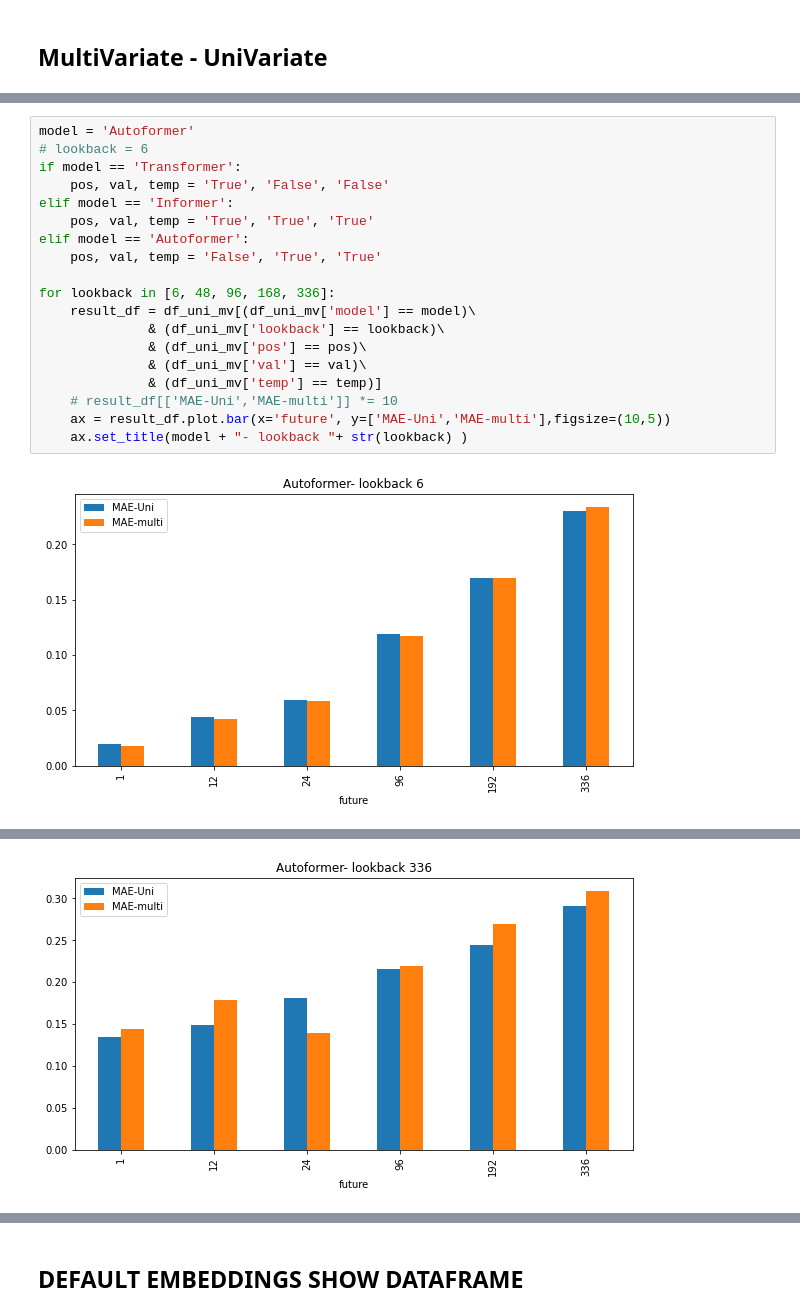
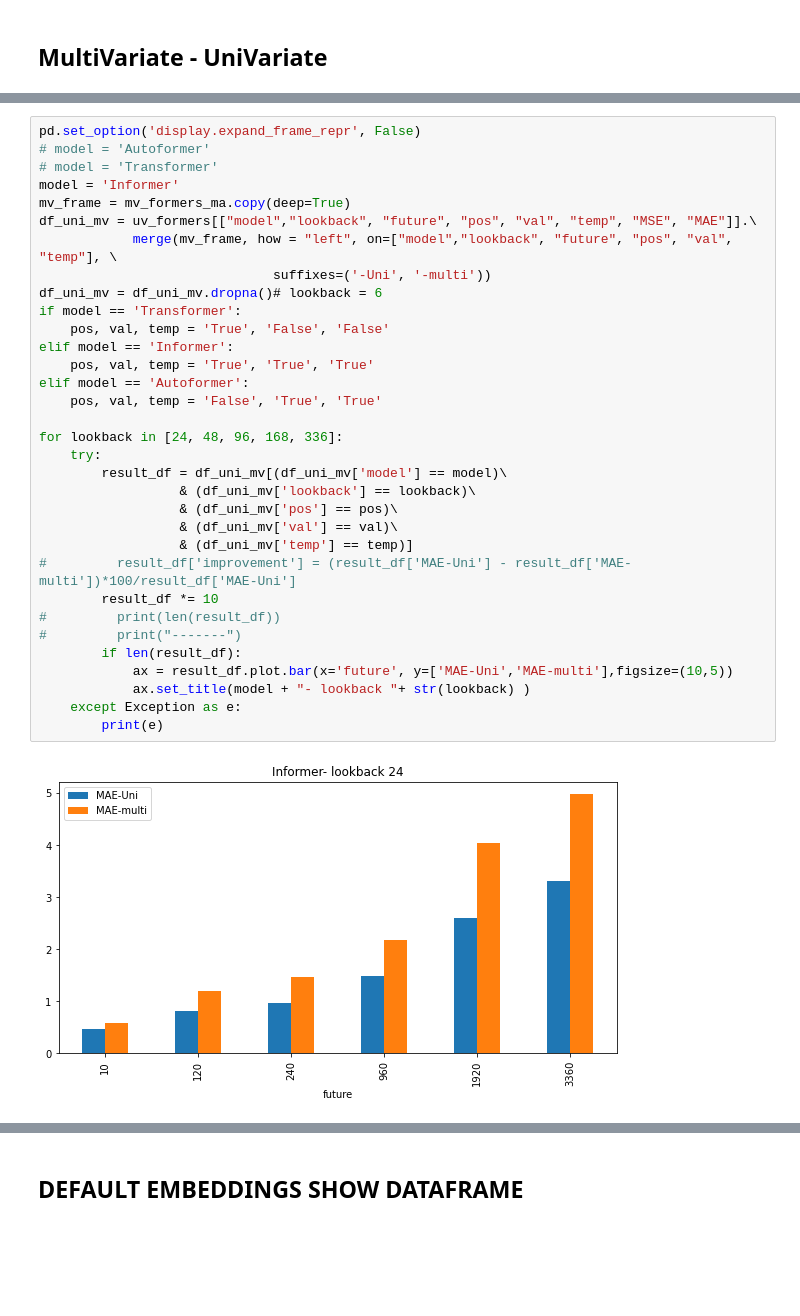
Before and after one commit to Vaiyani/mvaiyani-thesis, a Jupyter notebook: Results/Parser.ipynb, the cells around one changed output, grey strips where cells are left out. Drawn from its saved outputs; the diff is of its cells as text; blank space fills up the shorter version.

Commit message:
Updated Results

```diff
--- a/Results/Parser.ipynb
+++ b/Results/Parser.ipynb
@@ -114,21 +109,35 @@ df_uni_mv = df_uni_mv.dropna()
 # %%
-model = 'Autoformer'
-# lookback = 6
+pd.set_option('display.expand_frame_repr', False)
+# model = 'Autoformer'
+# model = 'Transformer'
+model = 'Informer'
+mv_frame = mv_formers_ma.copy(deep=True)
+df_uni_mv = uv_formers[["model","lookback", "future", "pos", "val", "temp", "MSE", "MAE"]].\
+            merge(mv_frame, how = "left", on=["model","lookback", "future", "pos", "val", "temp"], \
+                              suffixes=('-Uni', '-multi'))
+df_uni_mv = df_uni_mv.dropna()# lookback = 6
 if model == 'Transformer':
     pos, val, temp = 'True', 'False', 'False'
 elif model == 'Informer':
     pos, val, temp = 'True', 'True', 'True'
 elif model == 'Autoformer':
     pos, val, temp = 'False', 'True', 'True'
 
-for lookback in [6, 48, 96, 168, 336]:
-    result_df = df_uni_mv[(df_uni_mv['model'] == model)\
-              & (df_uni_mv['lookback'] == lookback)\
-              & (df_uni_mv['pos'] == pos)\
-              & (df_uni_mv['val'] == val)\
-              & (df_uni_mv['temp'] == temp)]
-    # result_df[['MAE-Uni','MAE-multi']] *= 10
-    ax = result_df.plot.bar(x='future', y=['MAE-Uni','MAE-multi'],figsize=(10,5))
-    ax.set_title(model + "- lookback "+ str(lookback) )
+for lookback in [24, 48, 96, 168, 336]:
+    try:
+        result_df = df_uni_mv[(df_uni_mv['model'] == model)\
+                  & (df_uni_mv['lookback'] == lookback)\
+                  & (df_uni_mv['pos'] == pos)\
+                  & (df_uni_mv['val'] == val)\
+                  & (df_uni_mv['temp'] == temp)]
+#         result_df['improvement'] = (result_df['MAE-Uni'] - result_df['MAE-multi'])*100/result_df['MAE-Uni']
+        result_df *= 10
+#         print(len(result_df))
+#         print("-------")
+        if len(result_df):
+            ax = result_df.plot.bar(x='future', y=['MAE-Uni','MAE-multi'],figsize=(10,5))
+            ax.set_title(model + "- lookback "+ str(lookback) )
+    except Exception as e:
+        print(e)
 # %% [output]
-[figure, old version]
+[figure, new version]
@@ -138 +146,0 @@ for lookback in [6, 48, 96, 168, 336]:
-[figure, removed]
```
Also changed, not shown: parts of 18 cells of this notebook, 10 other files.
